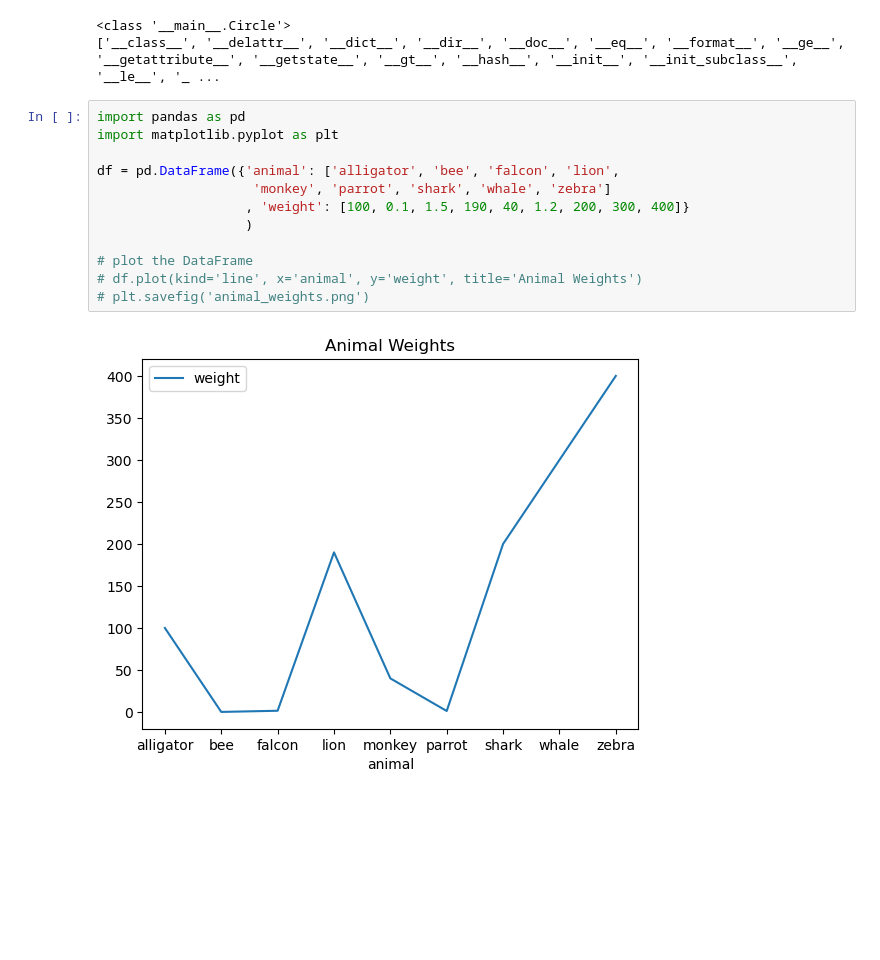
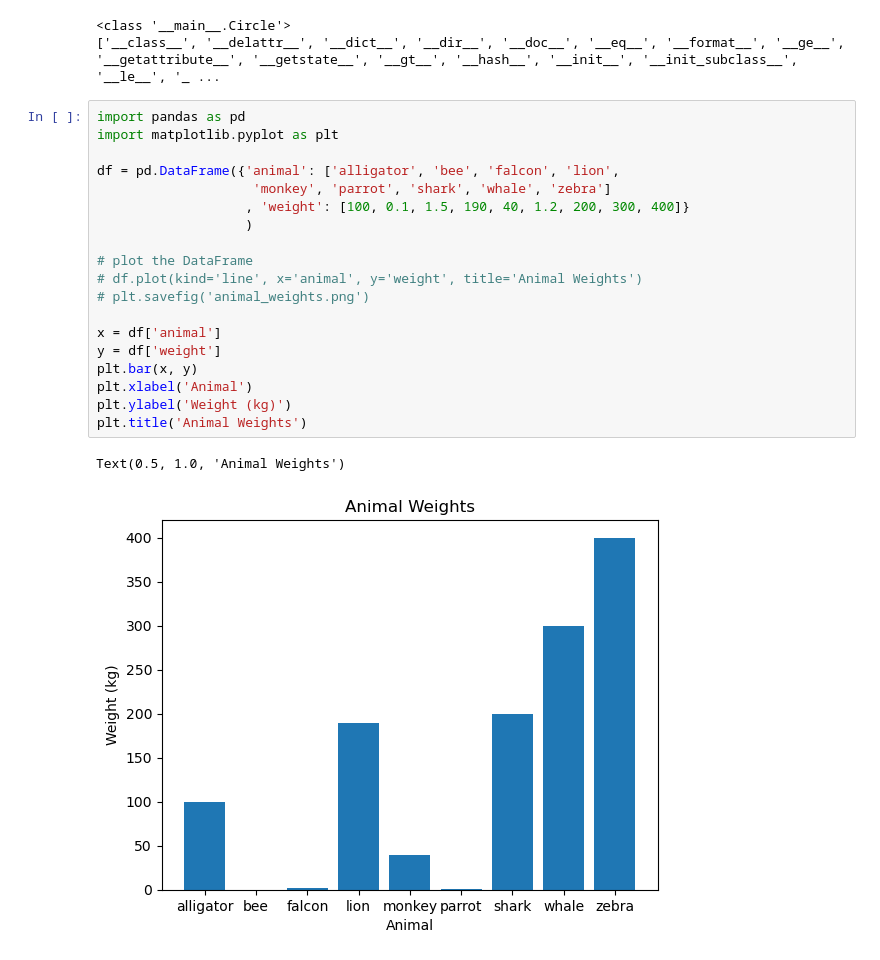
Before and after one commit to ReChen33/252Sum, a Jupyter notebook: Code/amwrap.ipynb, the cells around one changed output. Saved outputs shown, nothing was run; the diff lists cells and outputs as text; blank space fills up the shorter version.

```diff
--- a/Code/amwrap.ipynb
+++ b/Code/amwrap.ipynb
@@ -62,14 +62,22 @@ print(dir(c))  # List of attributes and methods of the Circle instance
 # %%
 import pandas as pd
 import matplotlib.pyplot as plt
 
 df = pd.DataFrame({'animal': ['alligator', 'bee', 'falcon', 'lion',
                     'monkey', 'parrot', 'shark', 'whale', 'zebra']
                    , 'weight': [100, 0.1, 1.5, 190, 40, 1.2, 200, 300, 400]}
                    )
 
 # plot the DataFrame
 # df.plot(kind='line', x='animal', y='weight', title='Animal Weights')
 # plt.savefig('animal_weights.png')
+
+x = df['animal']
+y = df['weight']
+plt.bar(x, y)
+plt.xlabel('Animal')
+plt.ylabel('Weight (kg)')
+plt.title('Animal Weights')
 # %% [output]
+Text(0.5, 1.0, 'Animal Weights')
-[figure, old version]
+[figure, new version]
```
Also changed, not shown: parts of 3 cells of this notebook, 11 other files.
